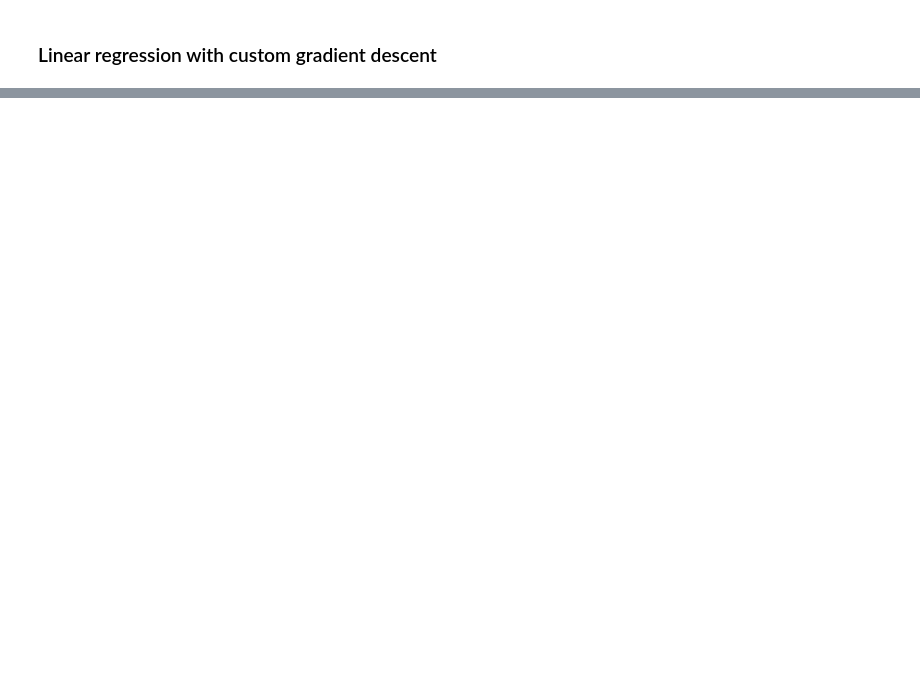
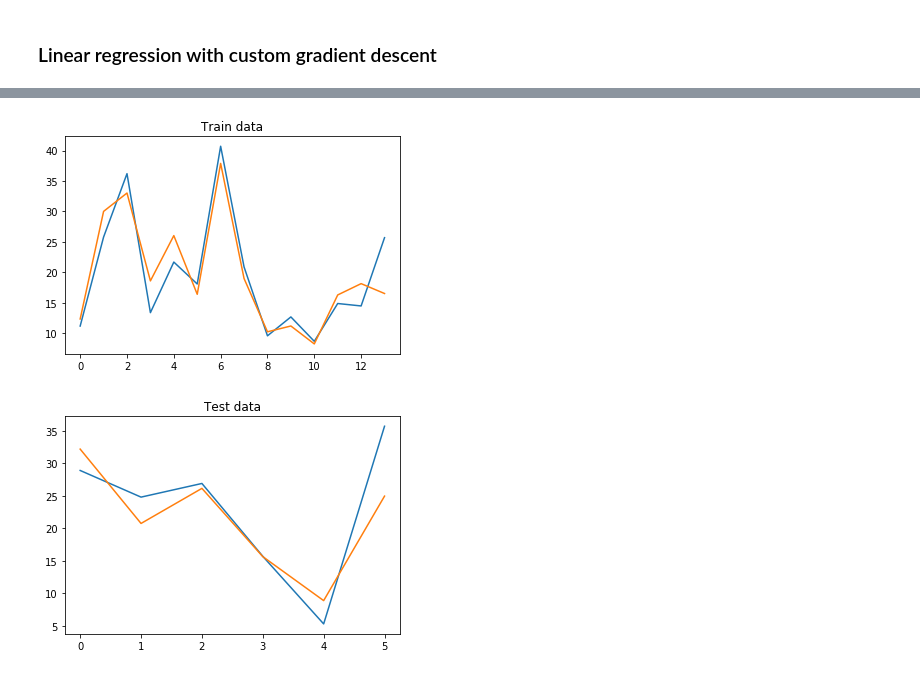
Before and after one commit to andriyrom/MachineLearning, a Jupyter notebook: Examples/Example.ipynb, the cells around one changed output, grey strips where cells are left out. Drawn from its saved outputs; the diff is of its cells as text; code cells hidden in the pictures; blank space fills up the shorter version.

```diff
--- a/Examples/Example.ipynb
+++ b/Examples/Example.ipynb
@@ -86,0 +96,15 @@ plt.show()
+# %%
+y_res = sk_lin_reg.predict(x_train)
+plt.title("Train data")
+plt.plot(y_train)
+plt.plot(y_res)
+plt.show()
+
+y_res = sk_lin_reg.predict(x_test)
+plt.title("Test data")
+plt.plot(y_test)
+plt.plot(y_res)
+plt.show()
+# %% [output]
+[figure, added]
+[figure, added]
```
Also changed, not shown: parts of 6 cells of this notebook.
